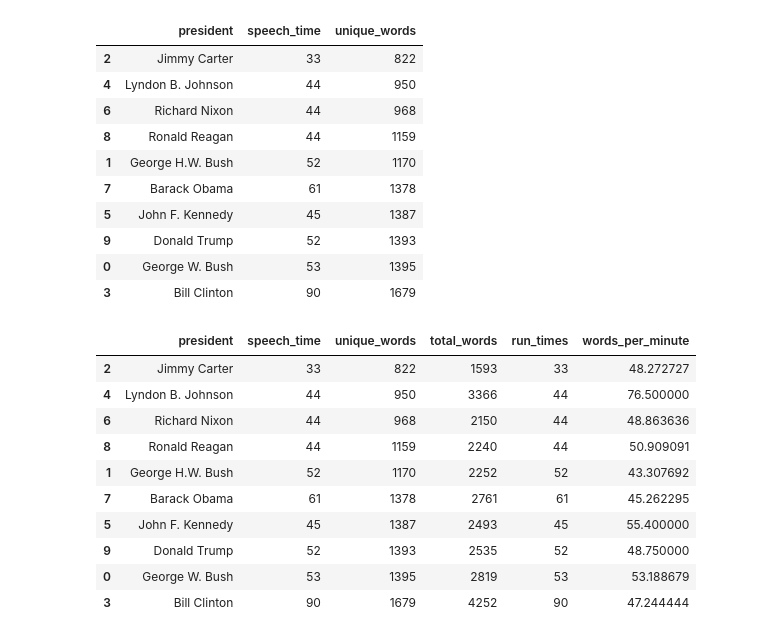
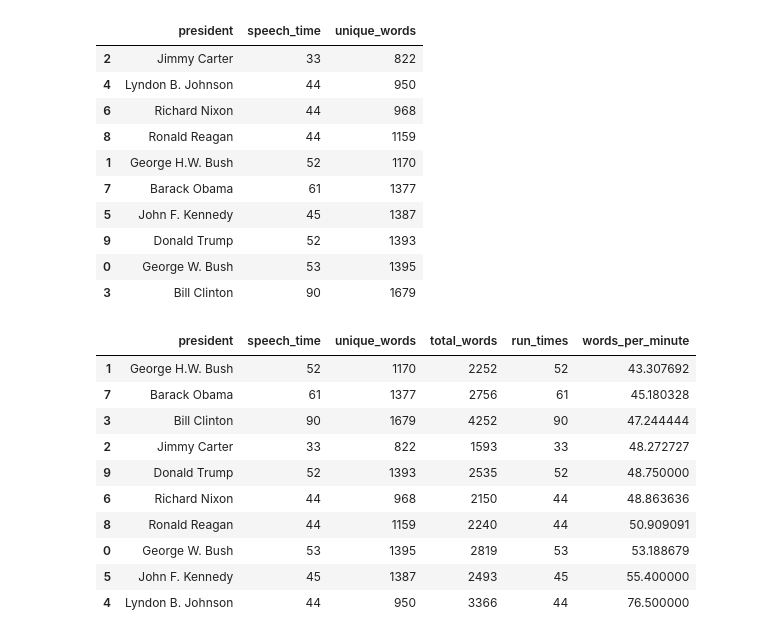
Before and after one commit to grem848/PythonExamProject2019, a Jupyter notebook: Data Analysis.ipynb, the cells around one changed output. Cells and saved outputs as stored; diff of their text form; code cells hidden in the pictures.

```diff
--- a/Data Analysis.ipynb
+++ b/Data Analysis.ipynb
@@ -116,5 +119,5 @@ Counter(words).most_common()
 # %%
 # If more than half of the presidents have it as a top word, exclude it from the list
-add_stop_words = [word for word, count in Counter(words).most_common() if count > 6]
+add_stop_words = [word for word, count in Counter(words).most_common() if count > 5]
 add_stop_words
 # %% [output]
@@ -188,7 +203,7 @@ data_unique_sort
 | 6 | Richard Nixon | 44 | 968 |
 | 8 | Ronald Reagan | 44 | 1159 |
 | 1 | George H.W. Bush | 52 | 1170 |
-| 7 | Barack Obama | 61 | 1378 |
+| 7 | Barack Obama | 61 | 1377 |
 | 5 | John F. Kennedy | 45 | 1387 |
 | 9 | Donald Trump | 52 | 1393 |
 | 0 | George W. Bush | 53 | 1395 |
@@ -196,32 +211,32 @@ data_unique_sort
 # %%
 # Calculate the words per minute of each president
 
 # Find the total number of words that a president uses
 total_list = []
 for president in data.columns:
     totals = sum(data[president])
     total_list.append(totals)
 
 # # Speech length in minutes
 # run_times = [53, 52, 33, 90, 44, 45, 44, 61, 44, 52]
 
 # Let's add some columns to our dataframe
 data_words['total_words'] = total_list
 data_words['run_times'] = run_times
 data_words['words_per_minute'] = data_words['total_words'] / data_words['run_times']
 
 # Sort the dataframe by words per minute to see who talks the slowest and fastest
-data_wpm_sort = data_words.sort_values(by='unique_words')
+data_wpm_sort = data_words.sort_values(by='words_per_minute')
 data_wpm_sort
 # %% [output]
 |  | president | speech_time | unique_words | total_words | run_times | words_per_minute |
+| 1 | George H.W. Bush | 52 | 1170 | 2252 | 52 | 43.307692 |
+| 7 | Barack Obama | 61 | 1377 | 2756 | 61 | 45.180328 |
+| 3 | Bill Clinton | 90 | 1679 | 4252 | 90 | 47.244444 |
 | 2 | Jimmy Carter | 33 | 822 | 1593 | 33 | 48.272727 |
-| 4 | Lyndon B. Johnson | 44 | 950 | 3366 | 44 | 76.500000 |
+| 9 | Donald Trump | 52 | 1393 | 2535 | 52 | 48.750000 |
 | 6 | Richard Nixon | 44 | 968 | 2150 | 44 | 48.863636 |
 | 8 | Ronald Reagan | 44 | 1159 | 2240 | 44 | 50.909091 |
-| 1 | George H.W. Bush | 52 | 1170 | 2252 | 52 | 43.307692 |
-| 7 | Barack Obama | 61 | 1378 | 2761 | 61 | 45.262295 |
+| 0 | George W. Bush | 53 | 1395 | 2819 | 53 | 53.188679 |
 | 5 | John F. Kennedy | 45 | 1387 | 2493 | 45 | 55.400000 |
-| 9 | Donald Trump | 52 | 1393 | 2535 | 52 | 48.750000 |
-| 0 | George W. Bush | 53 | 1395 | 2819 | 53 | 53.188679 |
-| 3 | Bill Clinton | 90 | 1679 | 4252 | 90 | 47.244444 |
+| 4 | Lyndon B. Johnson | 44 | 950 | 3366 | 44 | 76.500000 |
```
Also changed, not shown: parts of 7 cells of this notebook, 6 other files.
